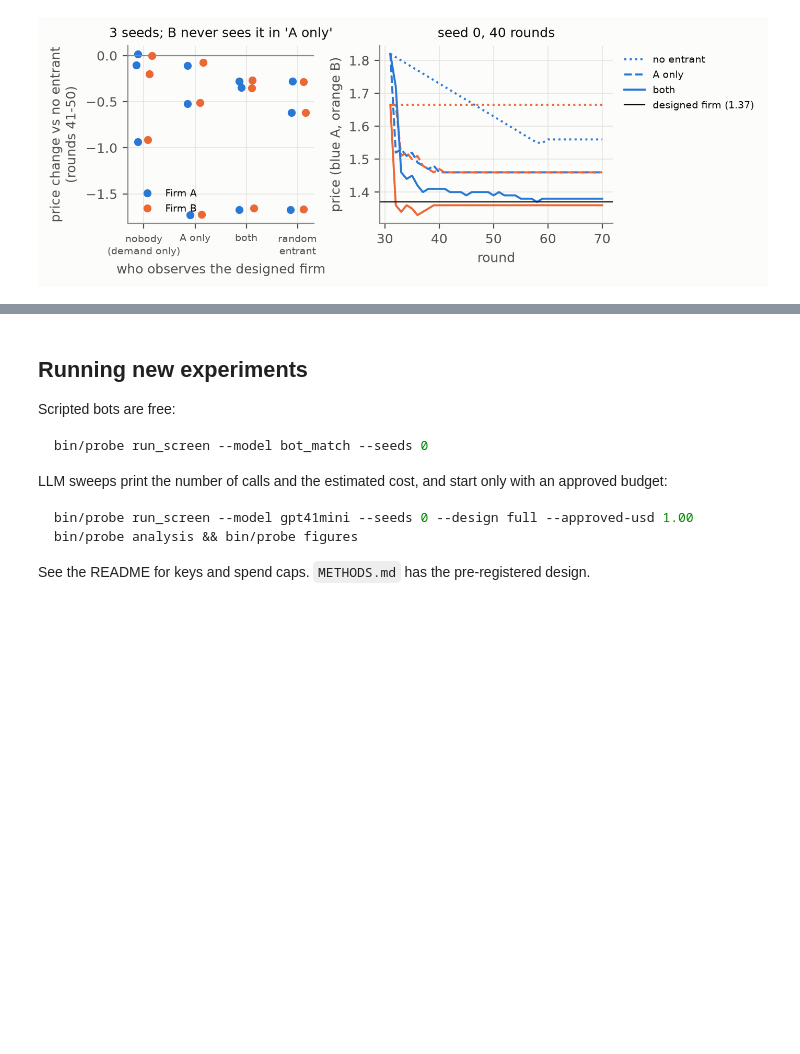
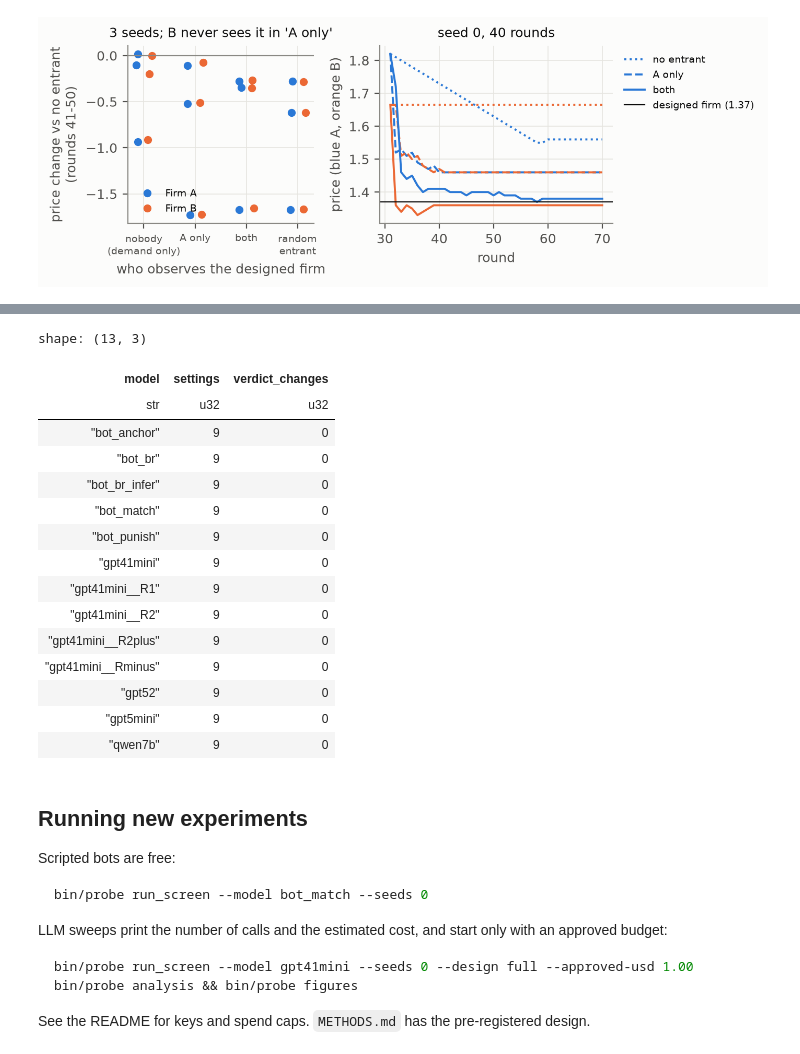
Before and after one commit to omanshuthapliyal/llm-collusion-audit, a Jupyter notebook: notebooks/demo.ipynb, the cells around one changed output, grey strips where cells are left out. Saved outputs shown, nothing was run; the diff lists cells and outputs as text; code cells hidden in the pictures; blank space fills up the shorter version.

```diff
--- a/notebooks/demo.ipynb
+++ b/notebooks/demo.ipynb
@@ -172,3 +215,23 @@ display(Image(filename=str(FIG / "fig_designed.png"), width=760))
+# %%
+sens = sensitivity(df)
+sens.group_by("model").agg(settings=pl.len(), verdict_changes=pl.col("flipped").sum()).sort("model")
+# %% [output]
+shape: (13, 3)
+| model | settings | verdict_changes |
+| str | u32 | u32 |
+| "bot_anchor" | 9 | 0 |
+| "bot_br" | 9 | 0 |
+| "bot_br_infer" | 9 | 0 |
+| "bot_match" | 9 | 0 |
+| "bot_punish" | 9 | 0 |
+| "gpt41mini" | 9 | 0 |
+| "gpt41mini__R1" | 9 | 0 |
+| "gpt41mini__R2" | 9 | 0 |
+| "gpt41mini__R2plus" | 9 | 0 |
+| "gpt41mini__Rminus" | 9 | 0 |
+| "gpt52" | 9 | 0 |
+| "gpt5mini" | 9 | 0 |
+| "qwen7b" | 9 | 0 |
 # %% [markdown]
 ## Running new experiments
 
```
Also changed, not shown: parts of 4 cells of this notebook, 1 other file.
